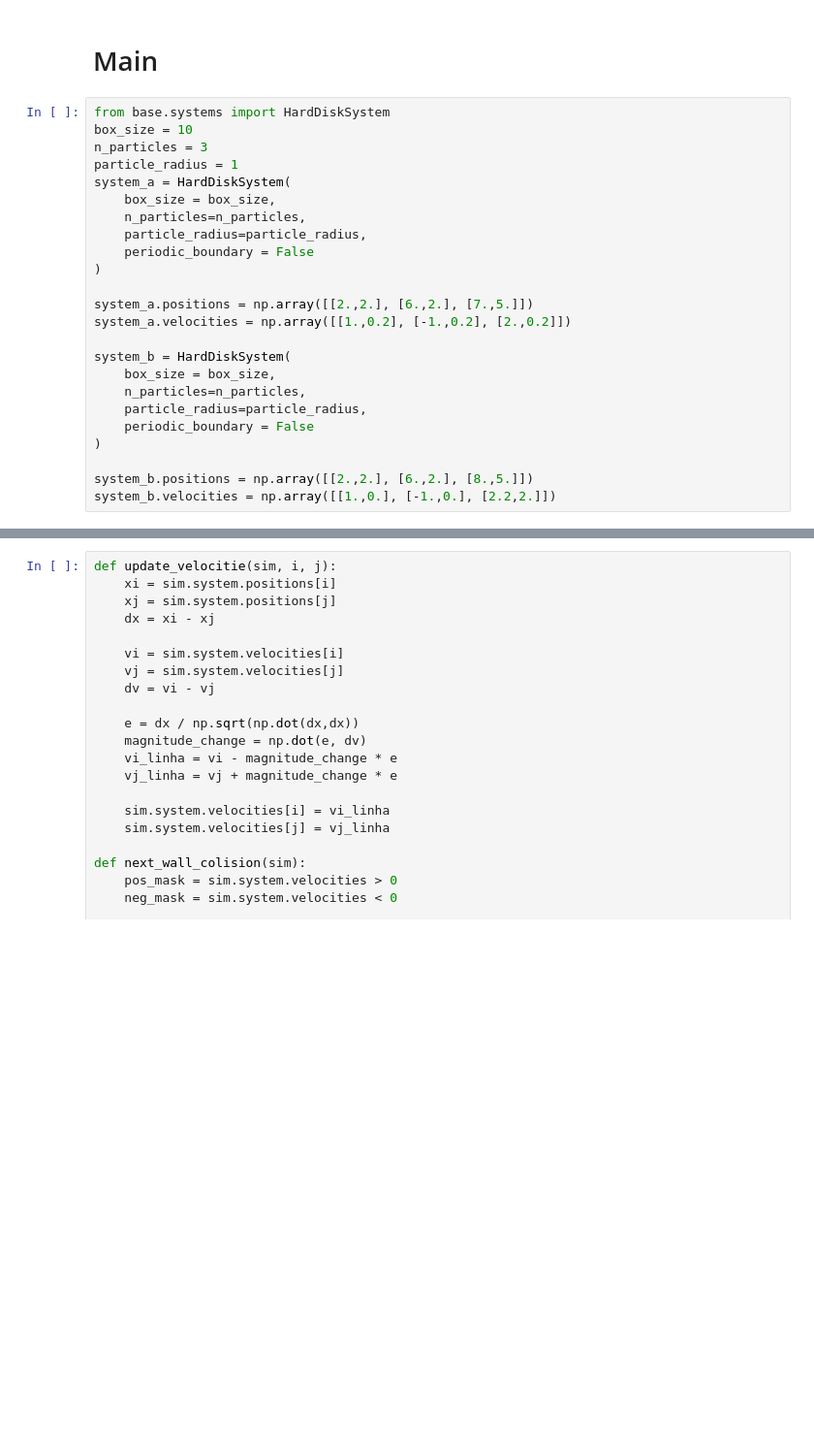
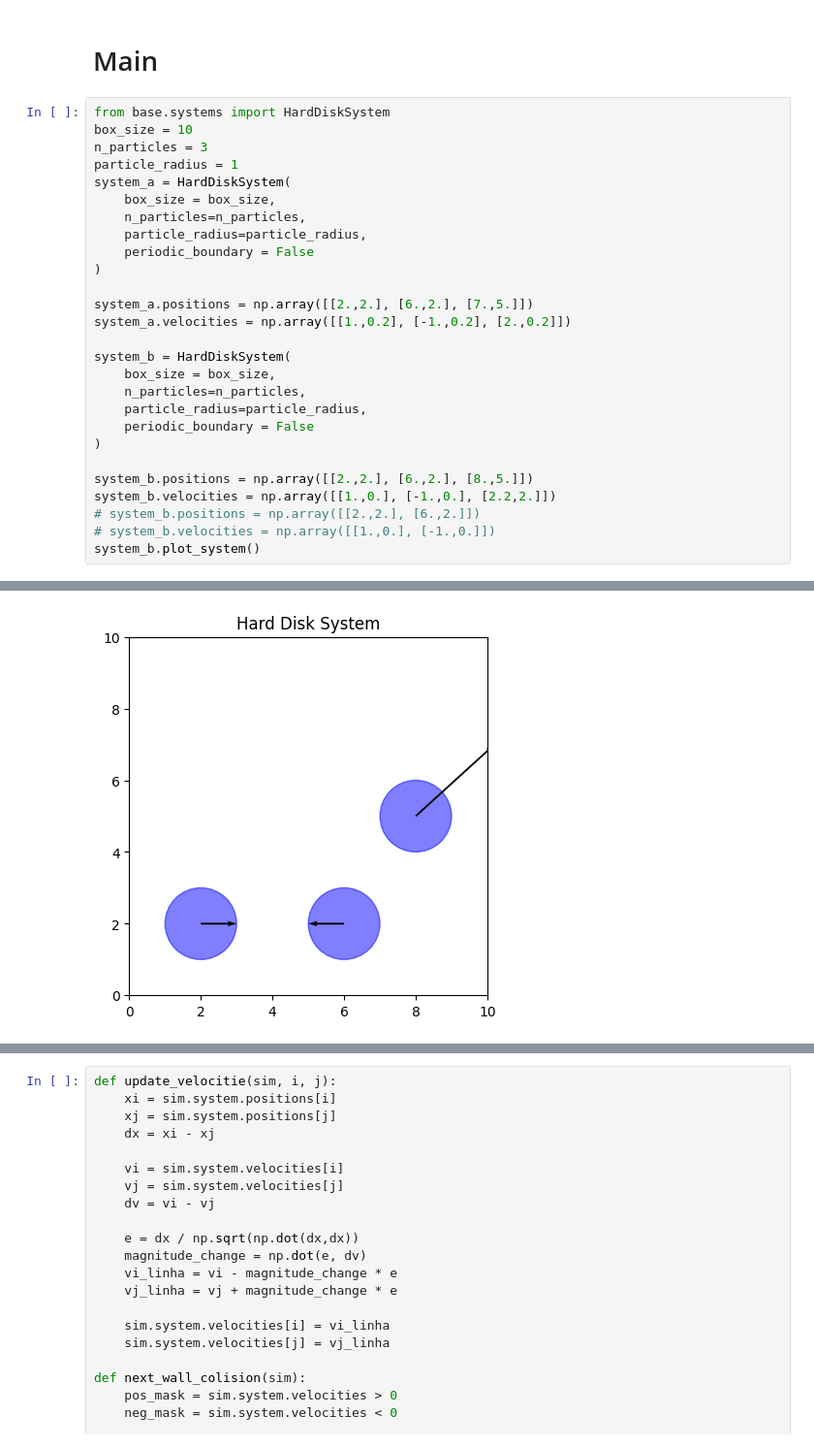
Before and after one commit to LuanMs1/tcc-markov-chain, a Jupyter notebook: tcc_markov_chain/hard_disc.ipynb, the cells around one changed output, grey strips where cells are left out. Shown at 97% size. Drawn from its saved outputs; the diff is of its cells as text; blank space fills up the shorter version.

```diff
--- a/tcc_markov_chain/hard_disc.ipynb
+++ b/tcc_markov_chain/hard_disc.ipynb
@@ -32,4 +32,7 @@ system_b = HardDiskSystem(
 
 system_b.positions = np.array([[2.,2.], [6.,2.], [8.,5.]])
 system_b.velocities = np.array([[1.,0.], [-1.,0.], [2.2,2.]])
+# system_b.positions = np.array([[2.,2.], [6.,2.]])
+# system_b.velocities = np.array([[1.,0.], [-1.,0.]])
+system_b.plot_system()
 # %% [output]
@@ -37,0 +41 @@ system_b.velocities = np.array([[1.,0.], [-1.,0.], [2.2,2.]])
+[figure, added]
```
Also changed, not shown: parts of 11 cells of this notebook, 1 other file.
